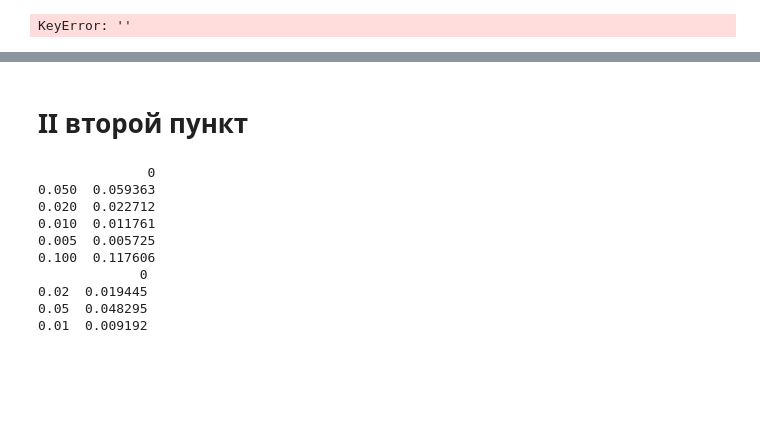
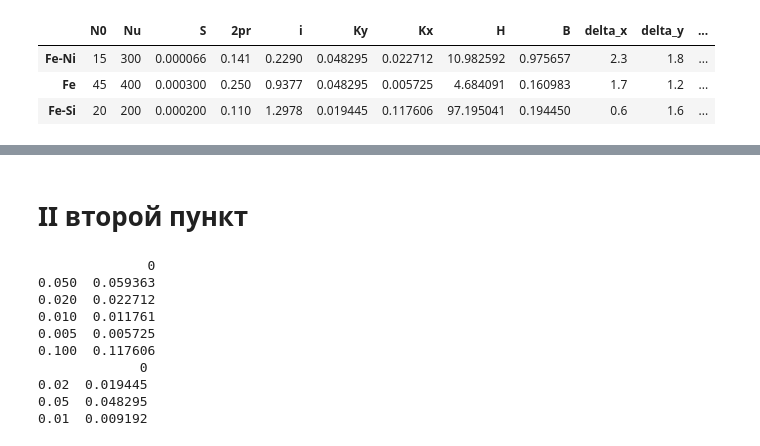
Before and after one commit to ILoveAlgorythms/labs, a Jupyter notebook: 3.4.5/data.ipynb, the cells around one changed output, grey strips where cells are left out. Saved outputs shown, nothing was run; the diff lists cells and outputs as text; code cells hidden in the pictures; blank space fills up the shorter version.

```diff
--- a/3.4.5/data.ipynb
+++ b/3.4.5/data.ipynb
@@ -12,28 +11,32 @@ w = 50
 # %%
 data = pd.DataFrame()
 data['N0'] = [15, 45, 20]
 data['Nu'] = [300, 400, 200]
 data['S']  = [0.66, 3, 2]
 data['S']  = data['S'] * 10**-4
 data['2pr']= [14.1, 25, 11]
 data['2pr']= data['2pr'] * 10**-2
 data['i']  = [0.229, 0.9377, 1.2978]
 # коэффиценты преобразования:
 data['Ky'] = [0.048295, 0.048295, 0.019445]
 data['Kx'] = [0.022712, 0.005725, 0.117606]
 data['H'] = data['Kx'] * data['N0'] / data['2pr'] / R0
 data['B'] = data['Ky'] * Ri * Ci / (data['S'] * data['Nu'])
 data.index = ["Fe-Ni", "Fe", "Fe-Si"]
 
 data['delta_x'] = [2.3, 1.7, 0.6]
 data['delta_y'] = [1.8, 1.2, 1.6]
 data['lim_y']   = [1.8, 3, 4]
-data['']
+data['intersec_x'] = [2.3, 1.7, 0.6]
+data['intersec_y'] = [1.8, 1.2, 1.6]
 # data = data.T
 # data.rename(columns={0: 'p', 1:'f', 2:'k'}, inplace=True)
 data
 # %% [output]
-KeyError: ''
+|  | N0 | Nu | S | 2pr | i | Ky | Kx | H | B | delta_x | delta_y | ... |
+| Fe-Ni | 15 | 300 | 0.000066 | 0.141 | 0.2290 | 0.048295 | 0.022712 | 10.982592 | 0.975657 | 2.3 | 1.8 | ... |
+| Fe | 45 | 400 | 0.000300 | 0.250 | 0.9377 | 0.048295 | 0.005725 | 4.684091 | 0.160983 | 1.7 | 1.2 | ... |
+| Fe-Si | 20 | 200 | 0.000200 | 0.110 | 1.2978 | 0.019445 | 0.117606 | 97.195041 | 0.194450 | 0.6 | 1.6 | ... |
 # %%
 # пермаллой, в больших клетках K_x = 20, K_y=50
 x1 = pd.DataFrame(
```
Also changed, not shown: parts of 5 cells of this notebook, 11 other files.
